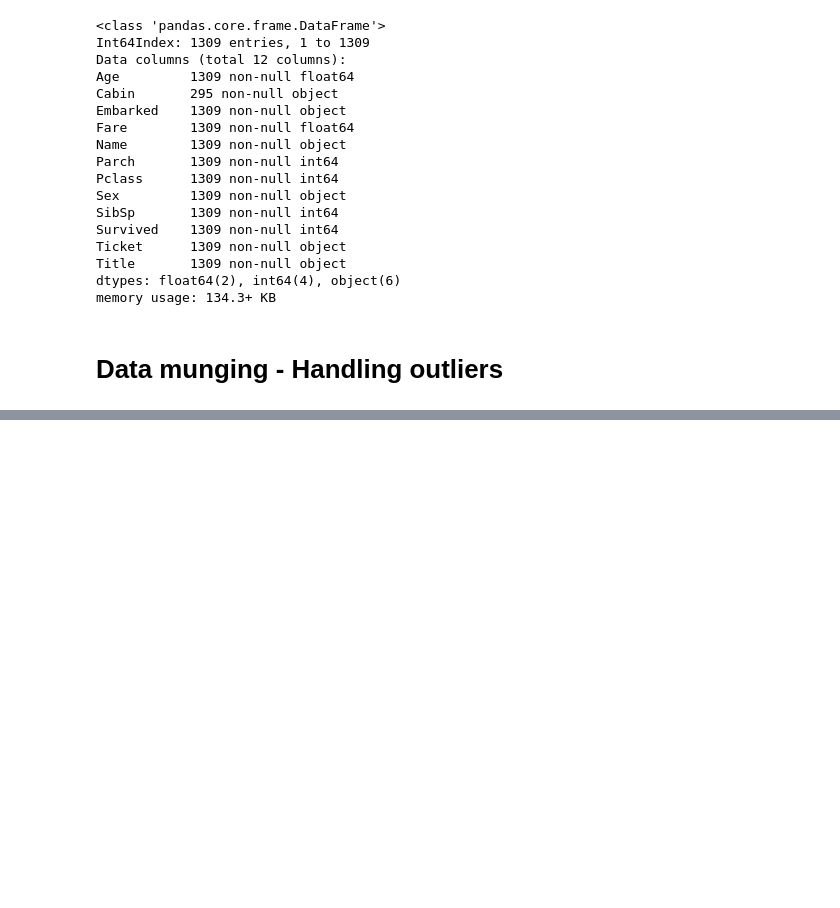
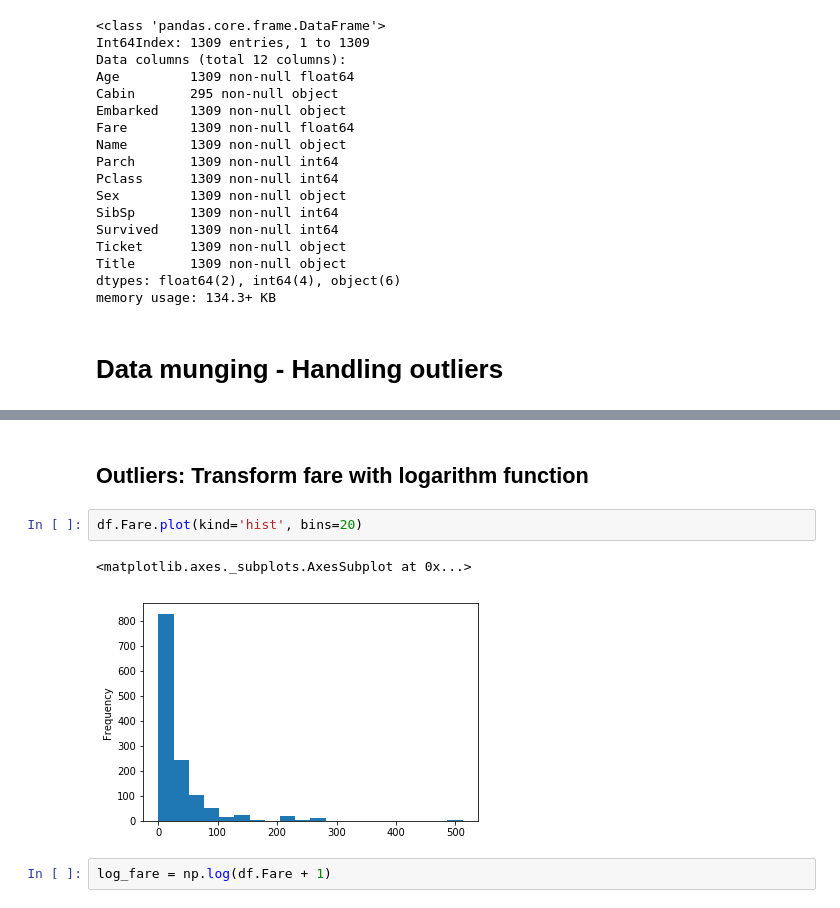
Before and after one commit to t-wyrwas/Titanic, a Jupyter notebook: notebooks/Exploring and processing data.ipynb, the cells around one changed output, grey strips where cells are left out. Saved outputs shown, nothing was run; the diff lists cells and outputs as text; blank space fills up the shorter version.

```diff
--- a/notebooks/Exploring and processing data.ipynb
+++ b/notebooks/Exploring and processing data.ipynb
@@ -759,0 +791,9 @@ memory usage: 134.3+ KB
+# %% [markdown]
+## Outliers: Transform fare with logarithm function
+# %%
+df.Fare.plot(kind='hist', bins=20)
+# %% [output]
+<matplotlib.axes._subplots.AxesSubplot at 0x...>
+[figure, added]
+# %%
+log_fare = np.log(df.Fare + 1)
```
Also changed, not shown: parts of 37 cells of this notebook.
